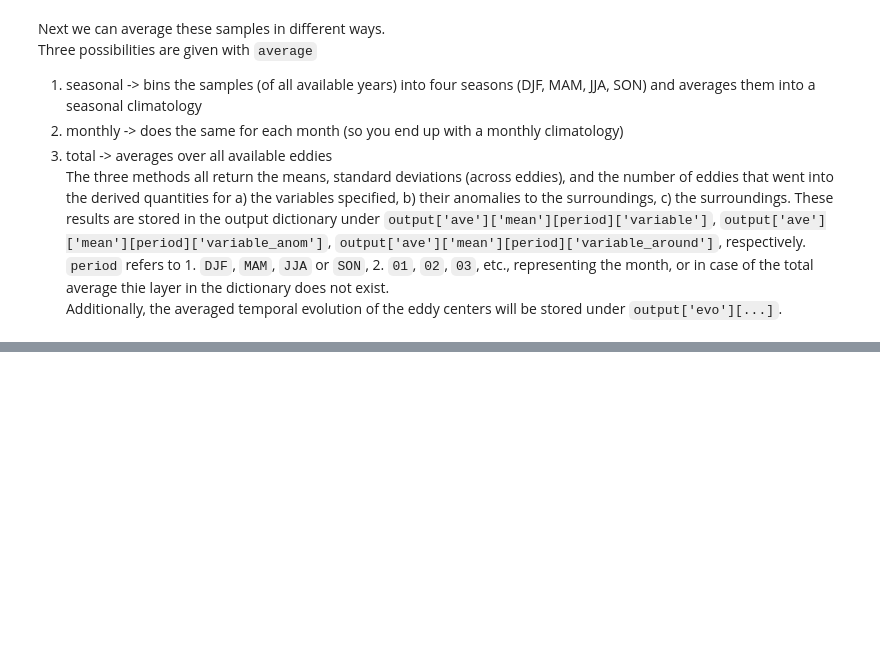
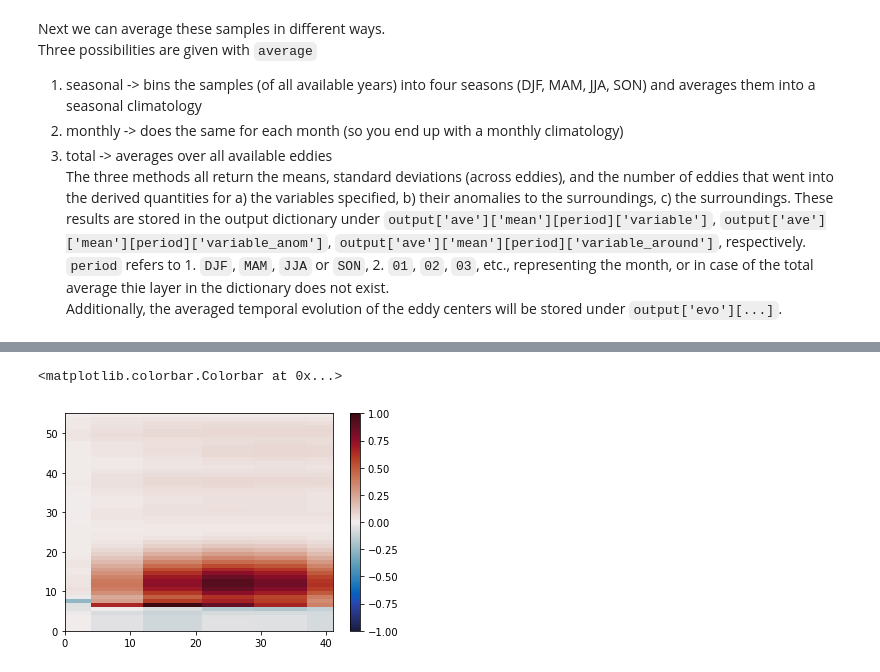
Before and after one commit to jk-rieck/eddytools, a Jupyter notebook: examples/run_eddytools_example_MITgcm_SSH.ipynb, the cells around one changed output, grey strips where cells are left out. Saved outputs shown, nothing was run; the diff lists cells and outputs as text; code cells hidden in the pictures; blank space fills up the shorter version.

```diff
--- a/examples/run_eddytools_example_MITgcm_SSH.ipynb
+++ b/examples/run_eddytools_example_MITgcm_SSH.ipynb
@@ -450,6 +456,9 @@ monthly_eddies = et.average.monthly(normalized_eddies, ['votemper'])
 # %%
-plt.pcolormesh(monthly_eddies['ave']['mean']['03']['votemper_anom'], vmin=-1, vmax=1, cmap=cm.balance)
+plt.pcolormesh(monthly_eddies['ave']['mean']['04']['THETA_anom'], vmin=-1, vmax=1, cmap=cm.balance)
 plt.colorbar()
+# %% [output]
+<matplotlib.colorbar.Colorbar at 0x...>
+[figure, added]
 # %%
 total_eddies = et.average.total(normalized_eddies, ['THETA'])
 # %%
```
Also changed, not shown: parts of 23 cells of this notebook, 1 other file.
